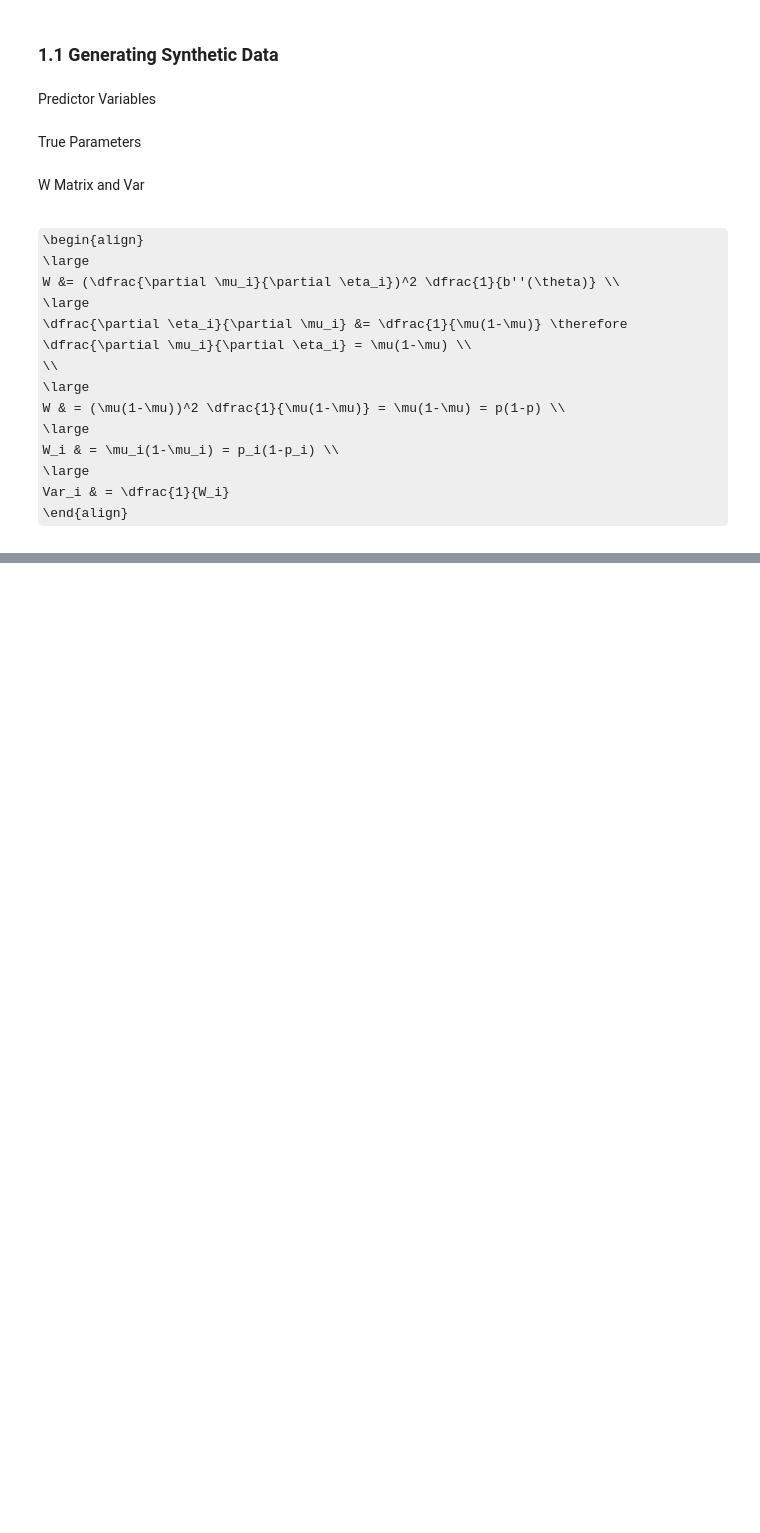
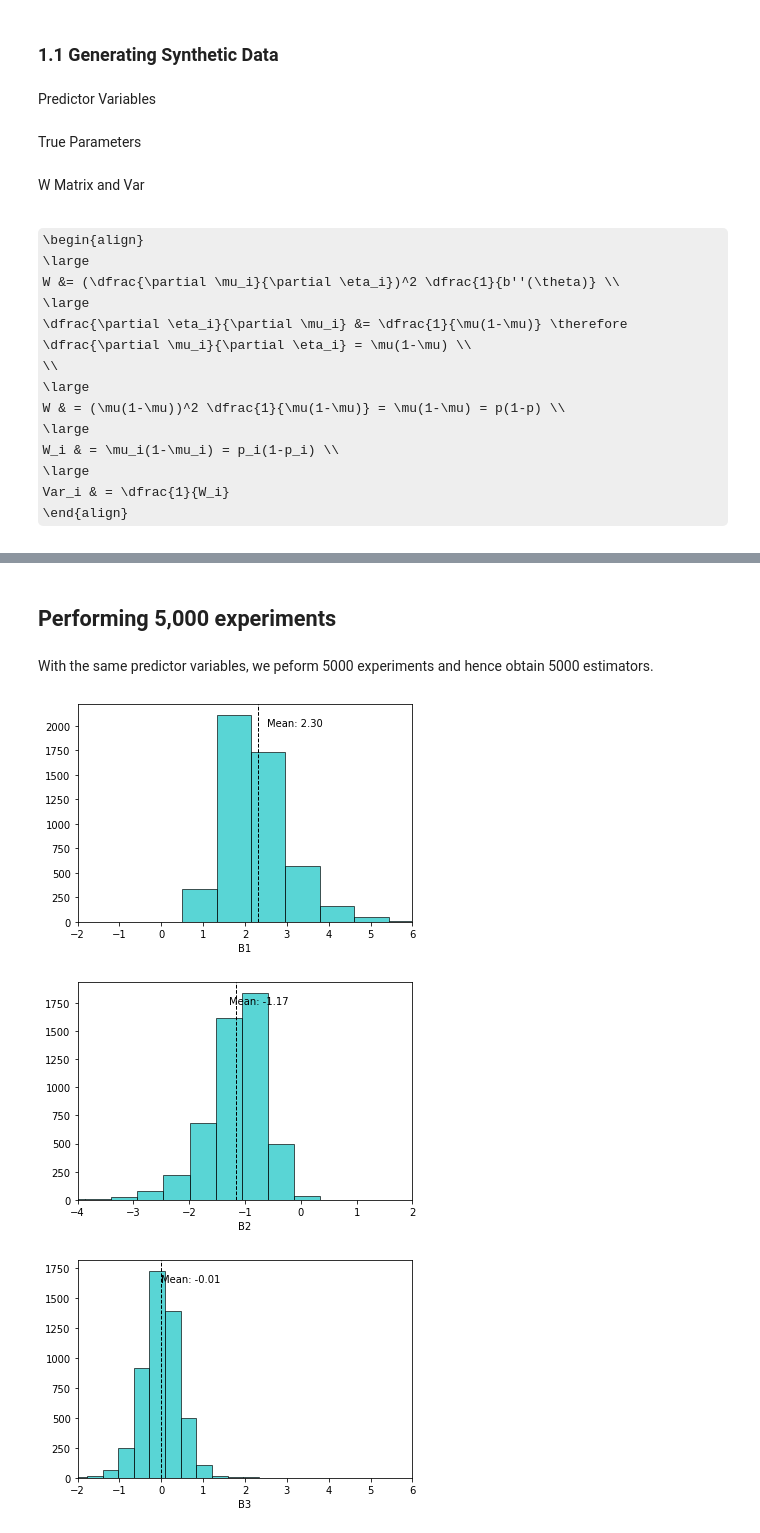
Before and after one commit to LorenzoPeve/Linear_Regression, a Jupyter notebook: Generalized_Liner_Models/Bernoulli_Regression.ipynb, the cells around one changed output, grey strips where cells are left out. Cells and saved outputs as stored; diff of their text form; code cells hidden in the pictures; some formulas as TeX source; blank space fills up the shorter version.

```diff
--- a/Generalized_Liner_Models/Bernoulli_Regression.ipynb
+++ b/Generalized_Liner_Models/Bernoulli_Regression.ipynb
@@ -59,7 +59,7 @@ xArr = np.random.normal(loc=0.0, scale=1.0, size= (n,3))
 # %% [markdown]
 True Parameters
 # %%
-b = [2,1,0]
+b = [2,-1,0]
 pi = np.exp(xArr @ b) / (1 + np.exp(xArr @ b))
 # y is supposed to be random, taking value either 0 or 1.
 yi = np.random.binomial(1, pi) # One trial
@@ -179,12 +139,0 @@ With the same predictor variables, we peform 5000 experiments and hence obtain 5
-# %%
-b1 = []
-b2 = []
-b3 = []
-for _ in range(5000):
-
-    yi = np.random.binomial(1, pi) # One trial
-    beta_1, _, _, _ = newton_n_iter(xArr, yi, [0, 0, 0])
-
-    b1.append(beta_1[0])
-    b2.append(beta_1[1])
-    b3.append(beta_1[2])
@@ -205,0 +140,22 @@ plot_hist(b3, 'B3', -2, 6)
+# %% [markdown]
+## Performing 5,000 experiments
+# %% [markdown]
+With the same predictor variables, we peform 5000 experiments and hence obtain 5000 estimators.
+# %%
+b1 = []
+b2 = []
+b3 = []
+for _ in range(5000):
+
+    idx = np.random.choice(len(xArr), size=100, replace=True)
+    x_arr = xArr[idx, :]
+    y_arr = yi[idx]
+    yi = np.random.binomial(1, pi) # One trial
+    beta_1, _, _, _ = newton_n_iter(x_arr, y_arr, [0, 0, 0])
+
+    if np.isnan(beta_1).any():
+        continue
+    else:
+        b1.append(beta_1[0])
+        b2.append(beta_1[1])
+        b3.append(beta_1[2])
@@ -205,0 +173,8 @@ plot_hist(b3, 'B3', -2, 6)
+# %%
+plot_hist(b1, 'B1', -2, 6)
+plot_hist(b2, 'B2', -4, 2)
+plot_hist(b3, 'B3', -2, 6)
+# %% [output]
+[figure, added]
+[figure, added]
+[figure, added]
```
Also changed, not shown: parts of 10 cells of this notebook.
